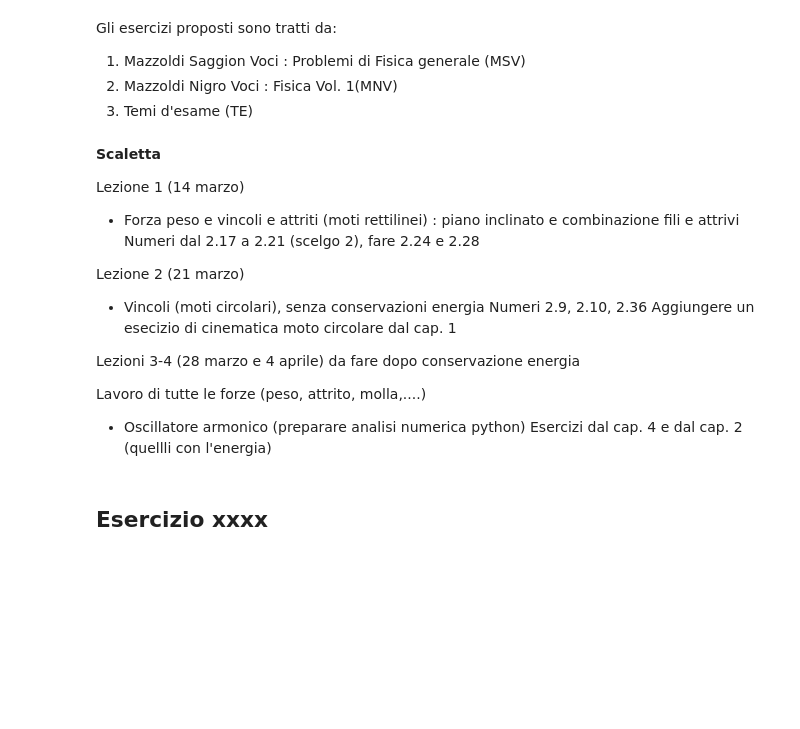
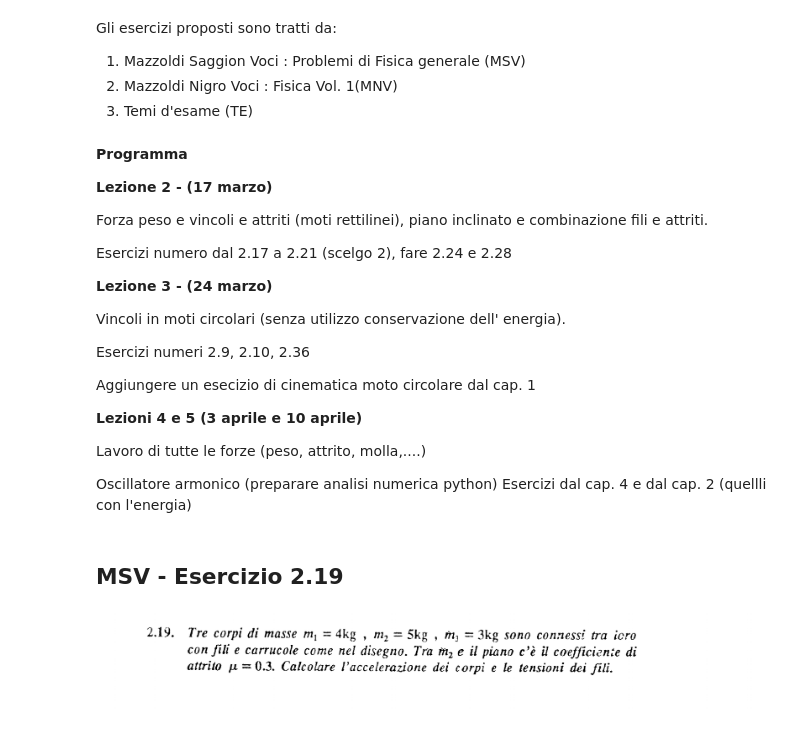
Before and after one commit to marcodalessandro76/Esercitazioni-Fisica-1, a Jupyter notebook: Dinamica punto materiale.ipynb, the cells around one changed output. Drawn from its saved outputs; the diff is of its cells as text; code cells hidden in the pictures; blank space fills up the shorter version.

```diff
--- a/Dinamica punto materiale.ipynb
+++ b/Dinamica punto materiale.ipynb
@@ -9,24 +11,32 @@ Gli esercizi proposti sono tratti da:
 2. Mazzoldi Nigro Voci : Fisica Vol. 1(MNV)
 3. Temi d'esame (TE)
 # %% [markdown]
-__Scaletta__
+__Programma__
 
-Lezione 1 (14 marzo)
+__Lezione 2 - (17 marzo)__
 
-* Forza peso e vincoli e attriti (moti rettilinei) : piano inclinato e combinazione fili e attrivi
-  Numeri dal 2.17 a 2.21 (scelgo 2), fare 2.24 e 2.28
+Forza peso e vincoli e attriti (moti rettilinei), piano inclinato e combinazione fili e attriti.
 
-Lezione 2 (21 marzo)
-* Vincoli (moti circolari), senza conservazioni energia
-  Numeri 2.9, 2.10, 2.36
-  Aggiungere un esecizio di cinematica moto circolare dal cap. 1
+Esercizi numero dal 2.17 a 2.21 (scelgo 2), fare 2.24 e 2.28
 
+__Lezione 3 -  (24 marzo)__
 
-Lezioni 3-4 (28 marzo e 4 aprile) da fare dopo conservazione energia
+Vincoli in moti circolari  (senza utilizzo conservazione dell' energia).
+
+Esercizi numeri 2.9, 2.10, 2.36
+
+Aggiungere un esecizio di cinematica moto circolare dal cap. 1
+
+__Lezioni 4 e 5 (3 aprile e 10 aprile)__
 
 Lavoro di tutte le forze (peso, attrito, molla,....)
 
-* Oscillatore armonico (preparare analisi numerica python)
+
+Oscillatore armonico (preparare analisi numerica python)
   Esercizi dal cap. 4 e dal cap. 2 (quellli con l'energia)
 # %% [markdown]
-## Esercizio xxxx
+## MSV - Esercizio 2.19
+# %%
+Image('Immagini/MSV_2.19_Testo1.png',width=900)
+# %% [output]
+[figure, added]
```
Also changed, not shown: parts of 7 cells of this notebook, 5 other files.
